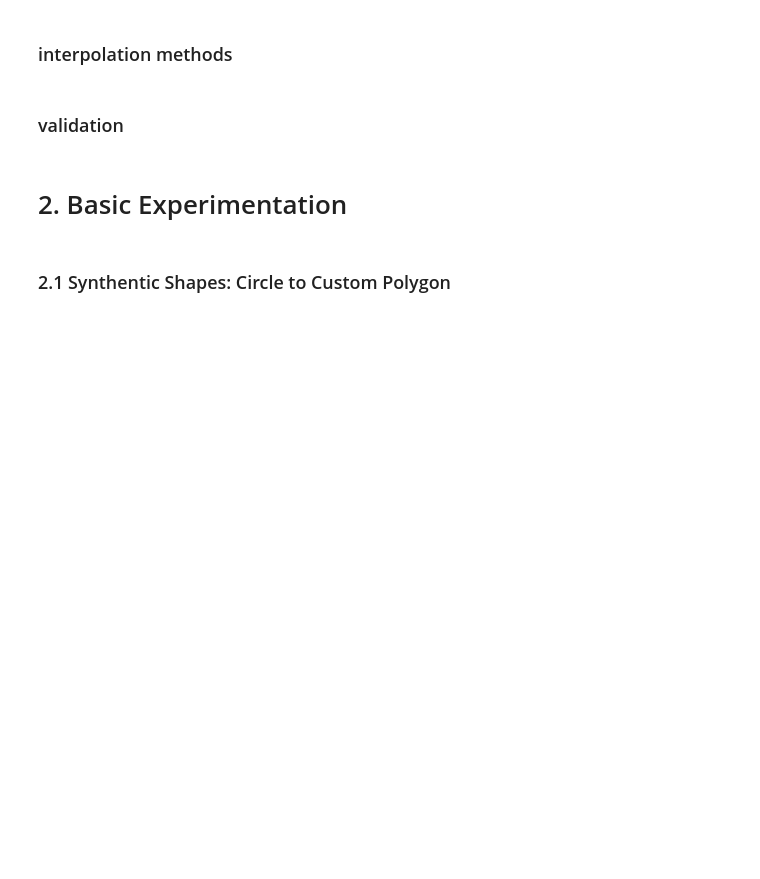
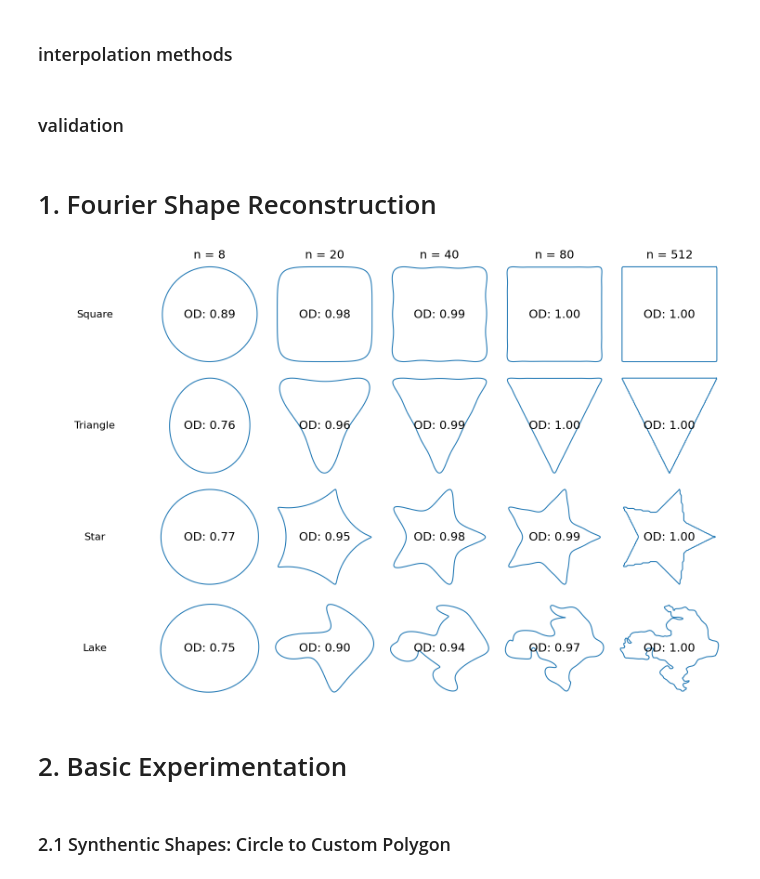
Before and after one commit to aprinawang/fourier-morph, a Jupyter notebook: morph_clean.ipynb, the cells around one changed output. Cells and saved outputs as stored; diff of their text form; code cells hidden in the pictures; blank space fills up the shorter version.

Commit message:
add fourier reconstruction stuff to morph_clean

```diff
--- a/morph_clean.ipynb
+++ b/morph_clean.ipynb
@@ -198,3 +198,5 @@ def overlap_degree(est_contour, actual_contour):
   intersection = actual.intersection(est)
 
   return intersection.area / actual.area
+# %% [markdown]
+# 1. Fourier Shape Reconstruction
@@ -201,3 +219,56 @@ def overlap_degree(est_contour, actual_contour):
+# %%
+shapes = [
+    ("Square", fd_square, (x_square, y_square)),
+    ("Triangle", fd_triangle, (x_triangle, y_triangle)),
+    ("Star", fd_star, (x_star, y_star)),
+    ("Lake", fd_lake, (x_lake, y_lake)),
+]
+
+n_values = [4, 10, 20, 40, 256] # is actually half the real n, fourier uses double this
+# %%
+od_results = {}
+
+fig, axs = plt.subplots(len(shapes), len(n_values)+1, figsize=(2.5 * (len(n_values)+1), 2.5 * len(shapes)))
+
+for i, (label, fd, orig) in enumerate(shapes):
+    od_results[label] = []
+    # Original contour for this shape
+    x_orig, y_orig = orig[0], orig[1]
+
+    for j, n in enumerate([0] + n_values):
+        if j == 0:
+            axs[i, j].text(0.5, 0.5, label, fontsize=16,
+                           transform=axs[i, j].transAxes,
+                           verticalalignment='center',
+                           horizontalalignment='center')
+            axs[i, j].set_aspect('equal')
+            axs[i, j].axis('off')
+            continue
+        fd_ = low_pass(fd, num_points=n)
+        x_rec, y_rec = reconstruct_shape(fd_)
+        axs[i, j].plot(x_rec, y_rec)
+        axs[i, j].set_aspect('equal')
+        axs[i, j].axis('off')
+
+        x_rec = x_rec - np.mean(x_rec) + np.mean(x_orig)
+        y_rec = y_rec - np.mean(y_rec) + np.mean(y_orig)
+        od = overlap_degree((x_orig, y_orig), (x_rec, y_rec))
+        od_results[label].append(od)
+
+        # Plot OD value in the center
+        axs[i, j].text(0.5, 0.5, f'OD: {od:.2f}', fontsize=18,
+                           transform=axs[i, j].transAxes,
+                           verticalalignment='center',
+                           horizontalalignment='center')
+
+        if i == 0:
+            axs[i, j].set_title(f'n = {int(n*2)}', fontsize=18)
+
+
+plt.tight_layout()
+plt.show()
+# %% [output]
+[figure, added]
 # %% [markdown]
 # 2. Basic Experimentation
 # %%
```
Also changed, not shown: parts of 1 cell of this notebook, 1 other file.
